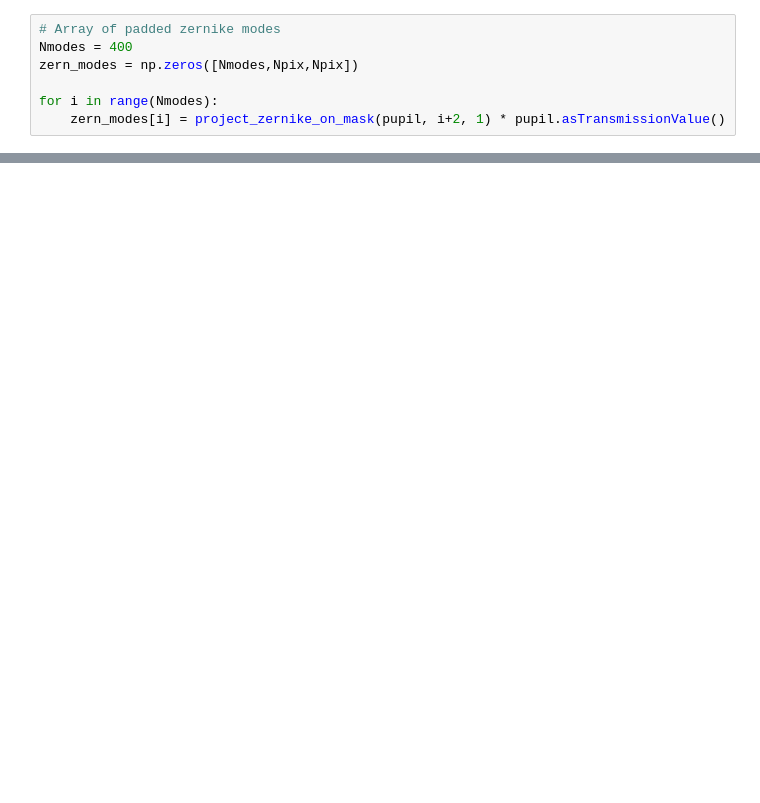
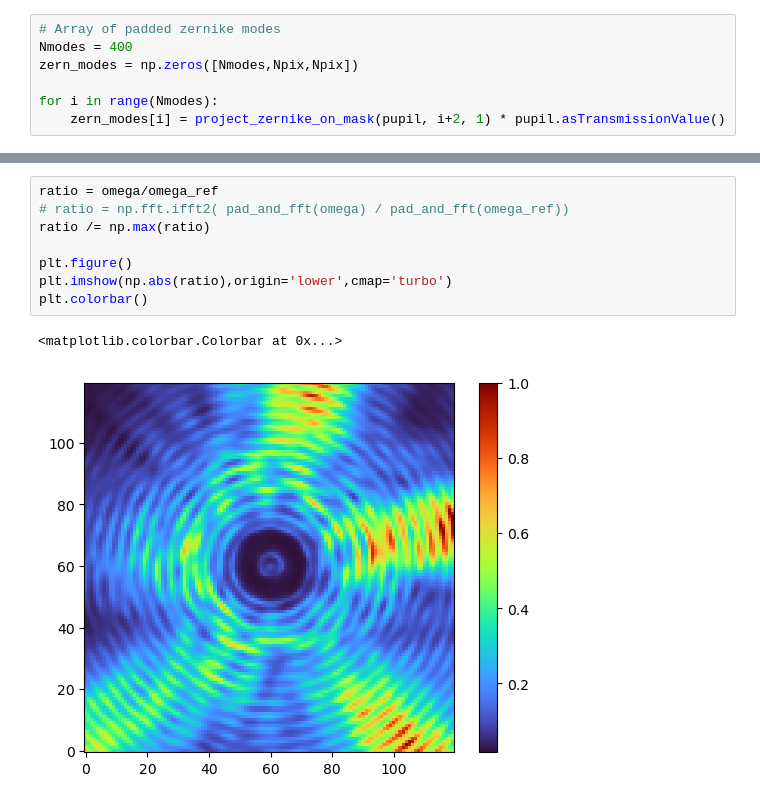
Before and after one commit to ArcetriAdaptiveOptics/ekarus, a Jupyter notebook: ekarus/notebooks/scratchFauvarque.ipynb, the cells around one changed output, grey strips where cells are left out. Cells and saved outputs as stored; diff of their text form; blank space fills up the shorter version.

```diff
--- a/ekarus/notebooks/scratchFauvarque.ipynb
+++ b/ekarus/notebooks/scratchFauvarque.ipynb
@@ -210,3 +205,14 @@ plt.colorbar()
+# %%
+ratio = omega/omega_ref
+# ratio = np.fft.ifft2( pad_and_fft(omega) / pad_and_fft(omega_ref))
+ratio /= np.max(ratio)
+
+plt.figure()
+plt.imshow(np.abs(ratio),origin='lower',cmap='turbo')
+plt.colorbar()
+# %% [output]
+<matplotlib.colorbar.Colorbar at 0x...>
+[figure, added]
 # %%
 pyramid_phase = pyr.pyramid_phase_delay(in_ef.shape) / lambdaOverD
 pyramid_mask = np.exp(1j*pyramid_phase,dtype=complex)
```
Also changed, not shown: parts of 14 cells of this notebook.
